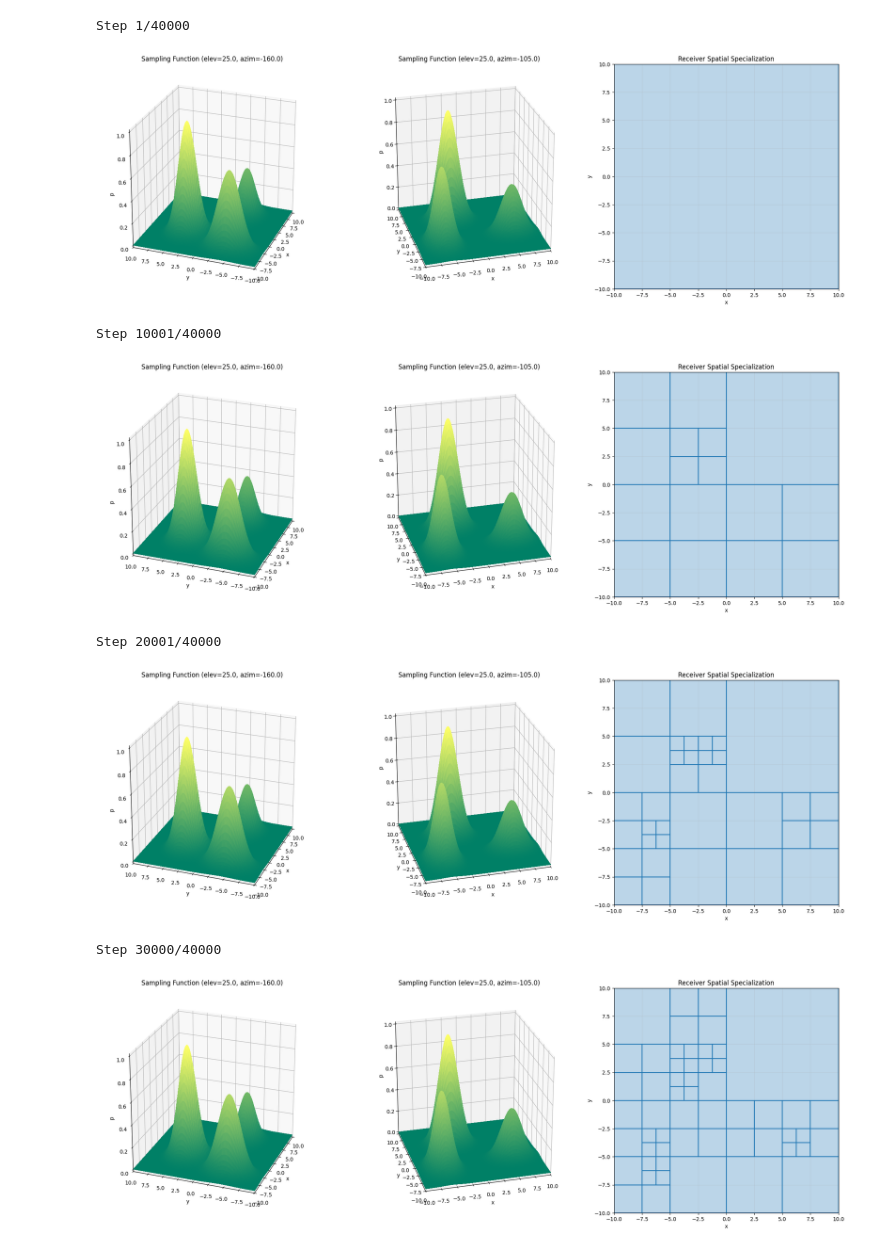
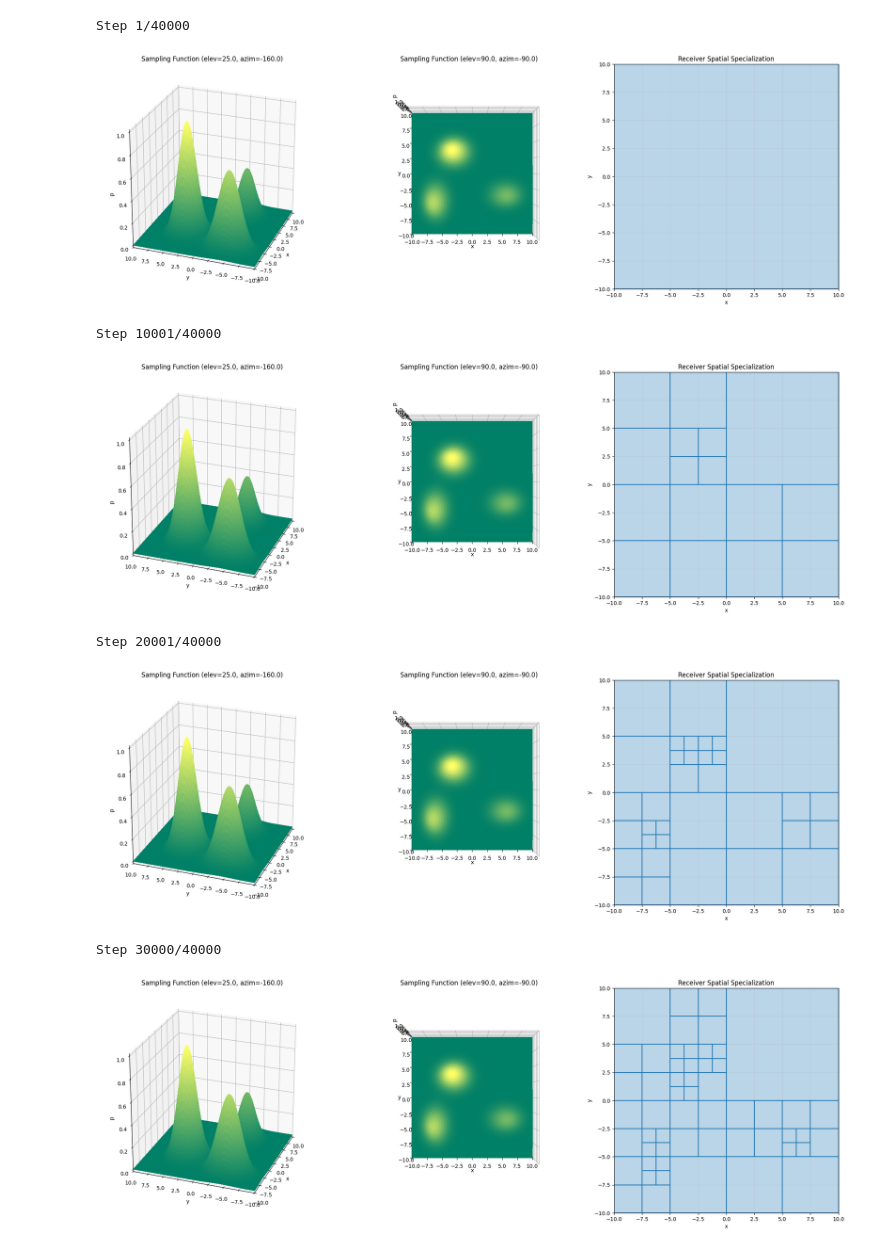
Before and after one commit to theconsmind/jacinta, a Jupyter notebook: playground/jacinta/processor/receiver/TwoDimensionalReceiver.ipynb, the cells around one changed output. Cells and saved outputs as stored; diff of their text form; code cells hidden in the pictures.

```diff
--- a/playground/jacinta/processor/receiver/TwoDimensionalReceiver.ipynb
+++ b/playground/jacinta/processor/receiver/TwoDimensionalReceiver.ipynb
@@ -288,39 +382,39 @@ rng = random.Random(SEED)
 # set the receiver plot steps
 plot_steps = (
     {round(idx * (N_STEPS - 1) / (N_PLOTS - 1)) for idx in range(N_PLOTS)}
     if N_PLOTS > 1
     else {N_STEPS - 1}
 )
 
 # run simulation
 for step in range(N_STEPS):
     print(f"Step {step + 1}/{N_STEPS}", end="\r")
     rsample = sample(sampling_function, max_p, rng)
     tsample = receiver.forward(rsample, bias=0.0)
     receiver.backward(rsample, tsample, feedback=0.0)
     # plot the receiver
     if step in plot_steps:
         fig = plt.figure(figsize=(20, 7))
         ax = [
             fig.add_subplot(1, 3, 1, projection="3d"),
             fig.add_subplot(1, 3, 2, projection="3d"),
             fig.add_subplot(1, 3, 3),
         ]
         plot_sampling_function(ax[0], sampling_function, elev=25.0, azim=-160.0)
-        plot_sampling_function(ax[1], sampling_function, elev=25.0, azim=-105.0)
+        plot_sampling_function(ax[1], sampling_function, elev=90.0, azim=-90.0)
         plot_receiver(ax[2], receiver)
         # adjust the aspect ratio of each plot
         for axis in ax[:2]:
             axis.set_box_aspect((1, 1, 1), zoom=0.95)
         fig.tight_layout()
         plt.show()
 # %% [output]
 Step 1/40000
-[figure, old version]
+[figure, new version]
 Step 10001/40000
-[figure, old version]
+[figure, new version]
 Step 20001/40000
-[figure, old version]
+[figure, new version]
 Step 30000/40000
-[figure, old version]
+[figure, new version]
 Step 40000/40000
```
Also changed, not shown: parts of 8 cells of this notebook, 1 other file.
